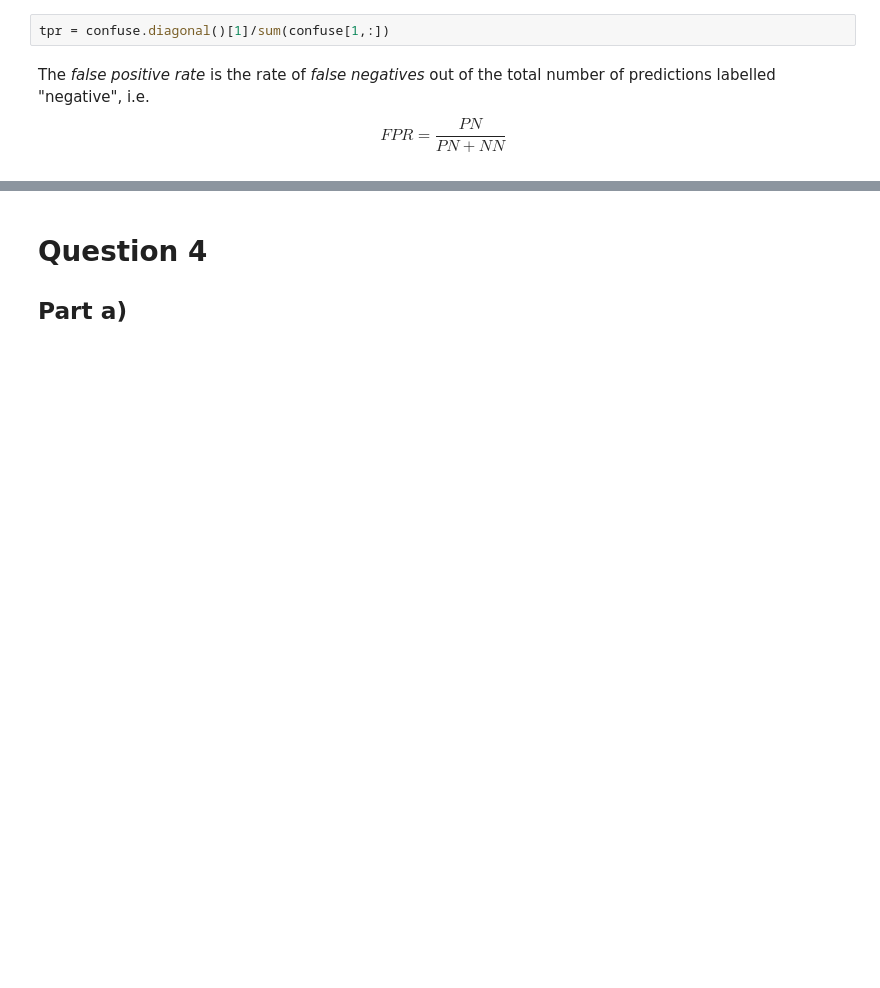
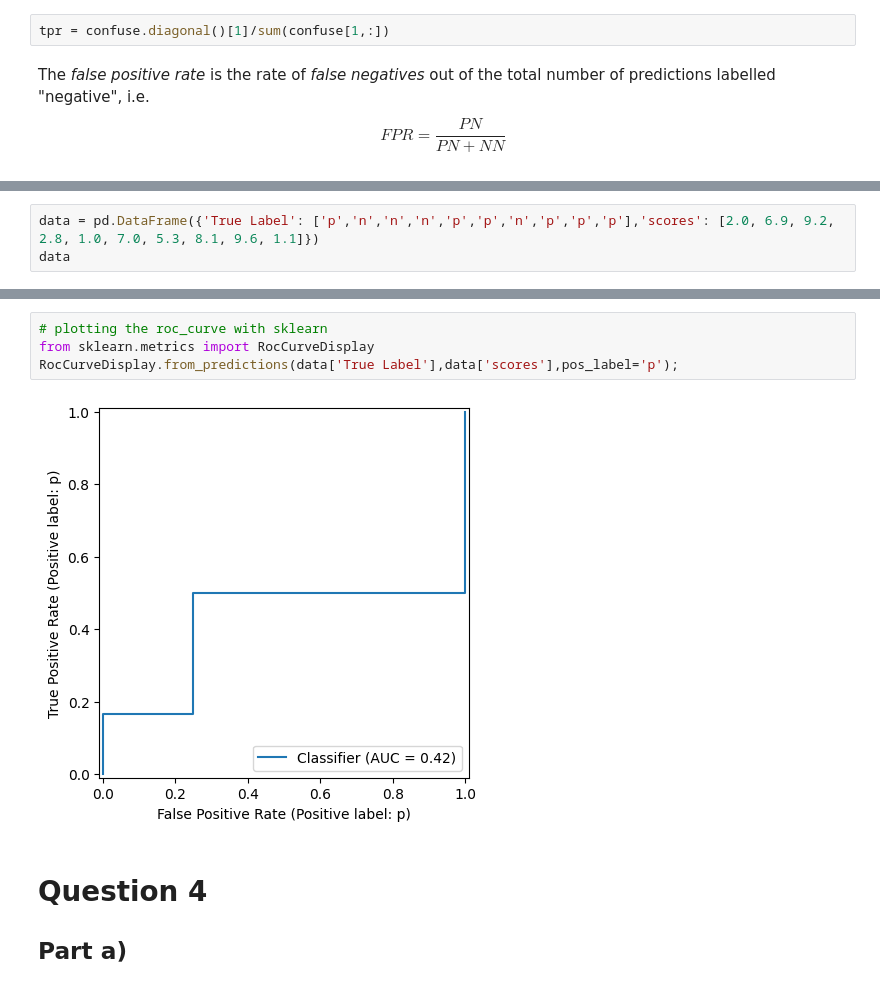
Before and after one commit to alexanderneva/s541a2, a Jupyter notebook: Untitled.ipynb, the cells around one changed output, grey strips where cells are left out. Saved outputs shown, nothing was run; the diff lists cells and outputs as text; blank space fills up the shorter version.

```diff
--- a/Untitled.ipynb
+++ b/Untitled.ipynb
@@ -198,0 +202,3 @@ print("\n The TPR and FPR are {tpr:.2f}, {fpr:.2f}".format(tpr=tpr,fpr=fpr))
+# %%
+data = pd.DataFrame({'True Label': ['p','n','n','n','p','p','n','p','p','p'],'scores': [2.0, 6.9, 9.2, 2.8, 1.0, 7.0, 5.3, 8.1, 9.6, 1.1]})
+data
@@ -199,3 +217,9 @@ print("\n The TPR and FPR are {tpr:.2f}, {fpr:.2f}".format(tpr=tpr,fpr=fpr))
+# %%
+# plotting the roc_curve with sklearn
+from sklearn.metrics import RocCurveDisplay
+RocCurveDisplay.from_predictions(data['True Label'],data['scores'],pos_label='p');
+# %% [output]
+[figure, added]
 # %% [markdown]
 # Question 4
 
```
Also changed, not shown: parts of 3 cells of this notebook.
